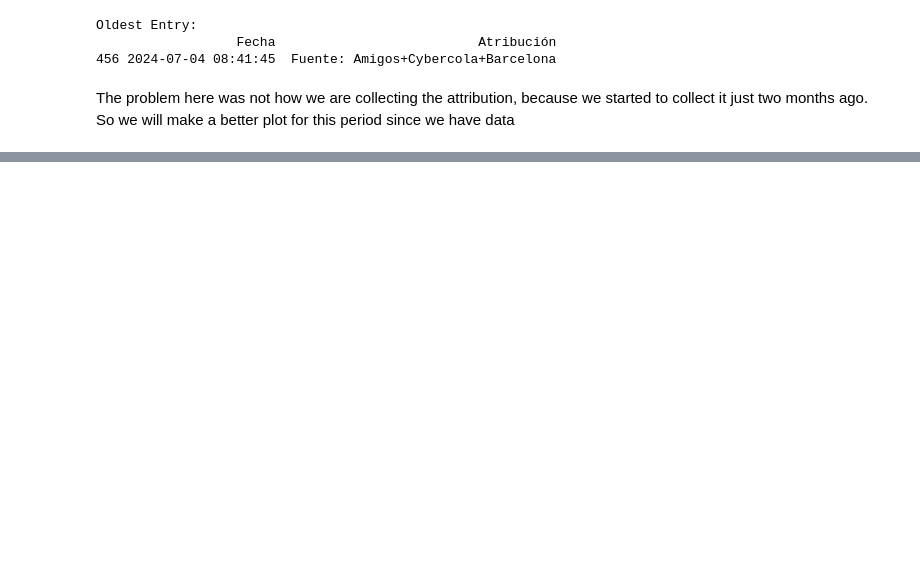
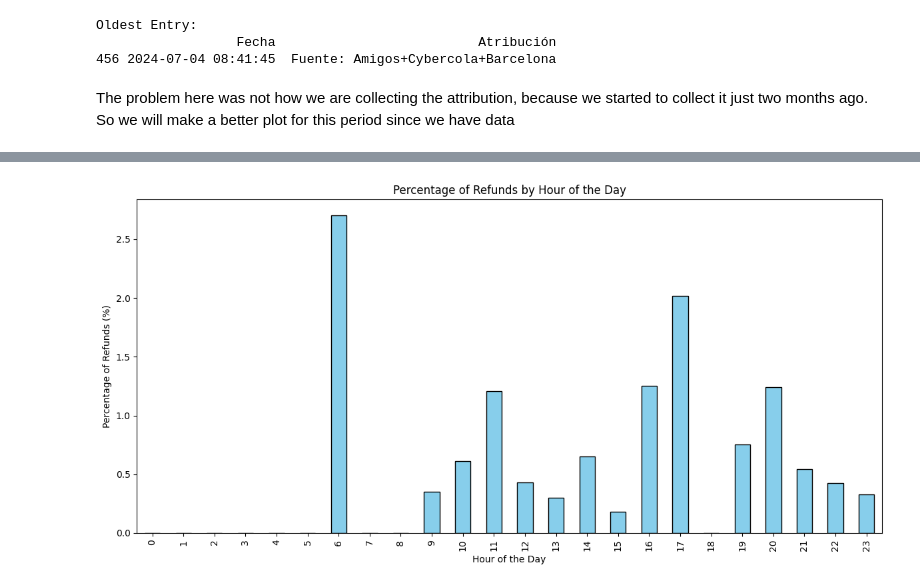
Before and after one commit to enricchust/entrevista_cyberclick, a Jupyter notebook: main.ipynb, the cells around one changed output, grey strips where cells are left out. Cells and saved outputs as stored; diff of their text form; code cells hidden in the pictures; blank space fills up the shorter version.

```diff
--- a/main.ipynb
+++ b/main.ipynb
@@ -571,0 +594,4 @@ plt.show()
+# %%
+# Trying to deep dive into refunded
+df_refunded = df_cleaned[df_cleaned['Estado'] == 'refunded']
+df_refunded.head()
@@ -571,0 +605,17 @@ plt.show()
+# %%
+total_orders_per_hour = df_cleaned.groupby('Hour').size()
+refunds_per_hour = df_refunded.groupby('Hour').size()
+
+# Filling missing hours with zeros
+refunds_per_hour = refunds_per_hour.reindex(total_orders_per_hour.index, fill_value=0)
+refund_percentage_per_hour = (refunds_per_hour / total_orders_per_hour) * 100 # Calculate the percentage of refunds per hour
+
+plt.figure(figsize=(12, 6))
+refund_percentage_per_hour.plot(kind='bar', color='skyblue', edgecolor='black')
+plt.xlabel('Hour of the Day')
+plt.ylabel('Percentage of Refunds (%)')
+plt.title('Percentage of Refunds by Hour of the Day')
+plt.tight_layout()
+plt.show()
+# %% [output]
+[figure, added]
```
Also changed, not shown: parts of 13 cells of this notebook.
